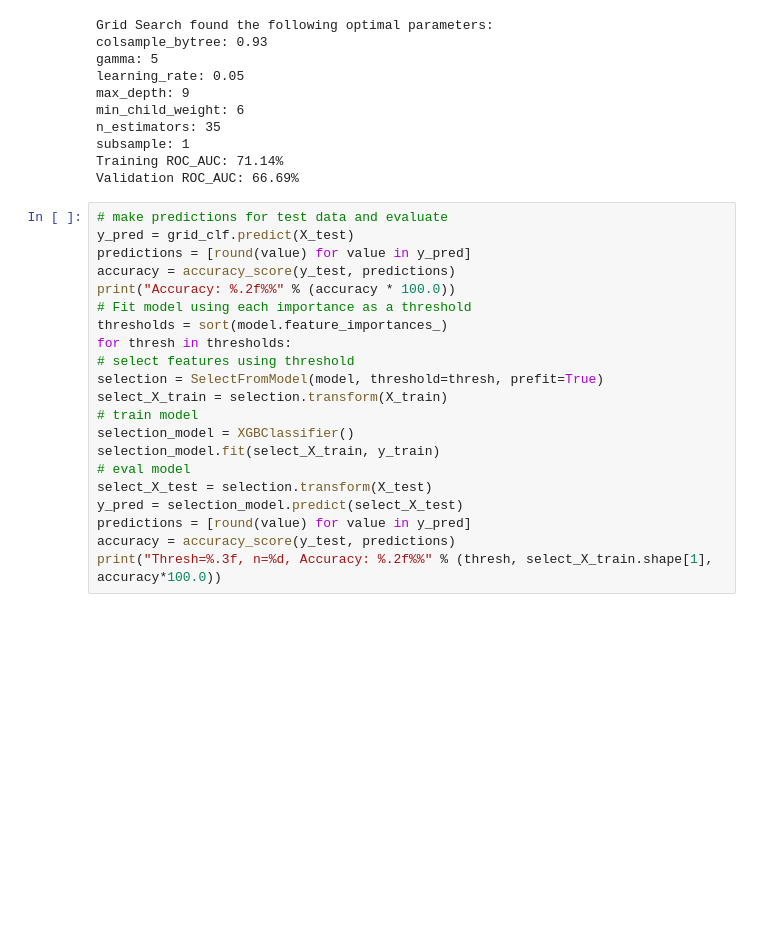
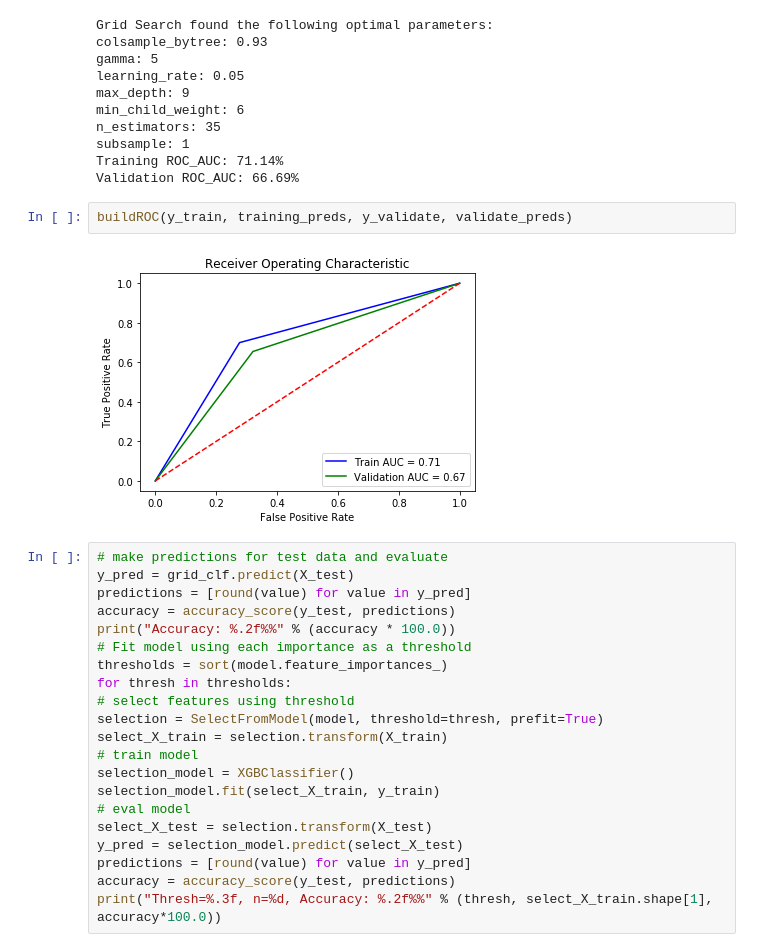
Before and after one commit to songyingho/MLB_Stats, a Jupyter notebook: Song1.ipynb, the cells around one changed output. Drawn from its saved outputs; the diff is of its cells as text; blank space fills up the shorter version.

```diff
--- a/Song1.ipynb
+++ b/Song1.ipynb
@@ -332,6 +353,10 @@ n_estimators: 35
 subsample: 1
 Training ROC_AUC: 71.14%
 Validation ROC_AUC: 66.69%
+# %%
+buildROC(y_train, training_preds, y_validate, validate_preds)
+# %% [output]
+[figure, added]
 # %%
 # make predictions for test data and evaluate
 y_pred = grid_clf.predict(X_test)
```
Also changed, not shown: parts of 7 cells of this notebook, 1 other file.
